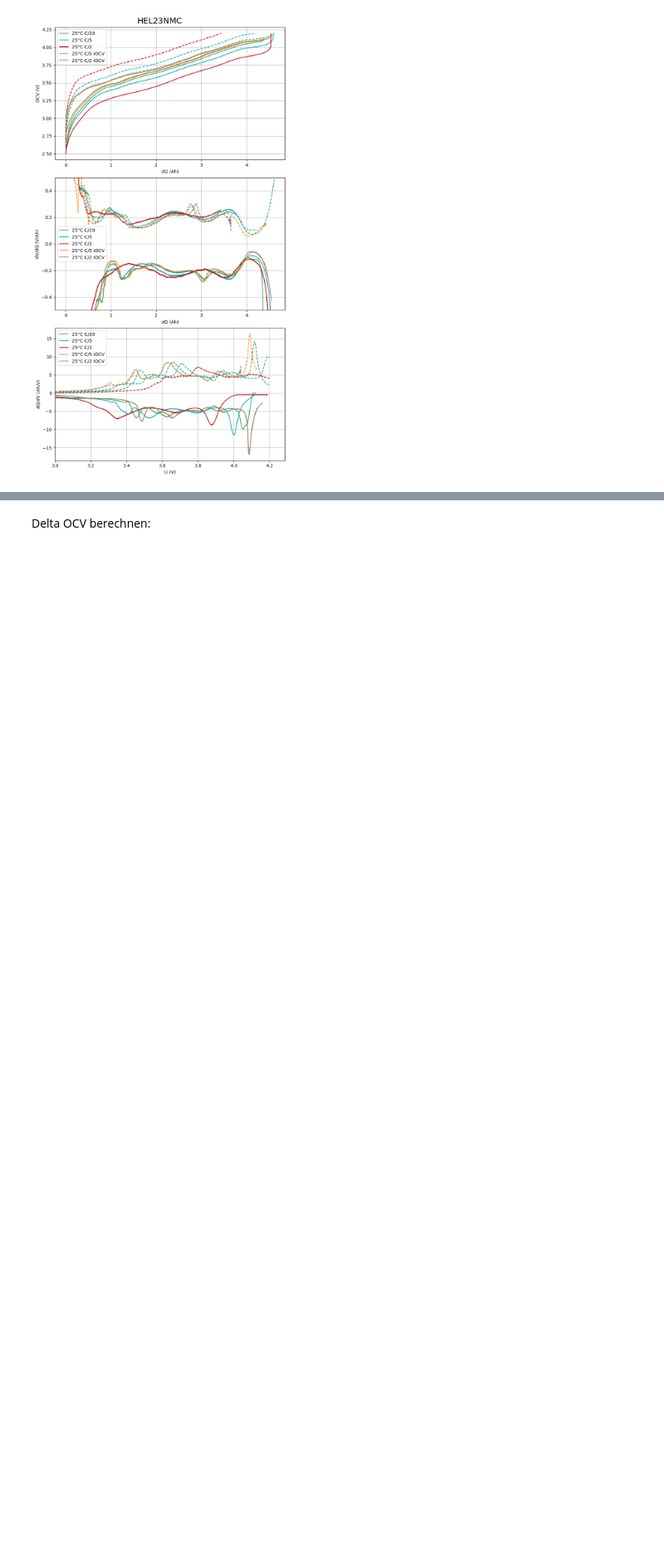
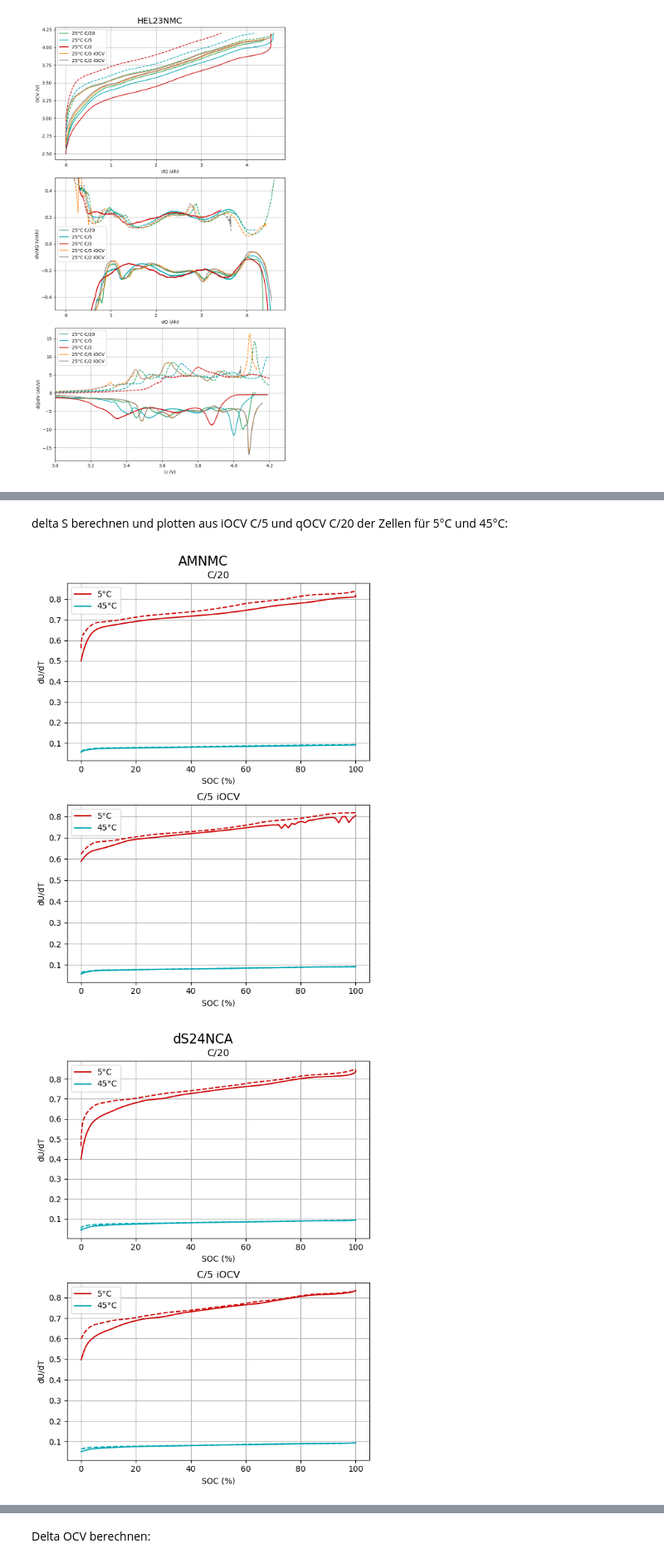
Before and after one commit to dieterduese/Projekt_Entropie, a Jupyter notebook: OCV_plotten.ipynb, the cells around one changed output, grey strips where cells are left out. Shown at 83% size. Cells and saved outputs as stored; diff of their text form; code cells hidden in the pictures; blank space fills up the shorter version.

Commit message:
delta S hinzugefügt, andere dinge aus python skript ergänzt

```diff
--- a/OCV_plotten.ipynb
+++ b/OCV_plotten.ipynb
@@ -280,0 +351,59 @@ for z in data.keys():
+# %% [markdown]
+delta S berechnen und plotten aus iOCV C/5 und qOCV C/20 der Zellen für 5°C und 45°C:
+# %%
+colors = ['#cc0000','#00a6b3','#22a15c','#ff8000', '#808080']
+temp = {"5°C":5, "45°C":45}
+savgol = {"C/20": 101, "C/5": 91, "C/2": 61}
+
+c_rates=["C/20", "C/5 iOCV"]
+for z in data.keys():
+    co = 0
+    fig, axes = plt.subplots(2, 1, figsize=(6, 8))
+    for t in temp.keys():
+        ch_c1 = data[z]["ch"][t][c_rates[0]]["mean"]
+        dis_c1 = data[z]["dis"][t][c_rates[0]]["mean"]
+        dQ_ch_c1 = ch_c1[:, 4] - min(ch_c1[:, 4])
+        dQ_dis_c1 = dis_c1[:, 4] - min(dis_c1[:, 4])
+
+        axes[0].plot(dQ_ch_c1/dQ_ch_c1[-1]*100, ch_c1[:, 2]/temp[t], linestyle='--', color=colors[co])
+        axes[0].plot(dQ_dis_c1/dQ_dis_c1[0]*100, dis_c1[:, 2]/temp[t], color=colors[co], label=t)
+
+        ch_c2 = data[z]["ch"][t][c_rates[1]]["mean"]
+        dis_c2 = data[z]["dis"][t][c_rates[1]]["mean"]
+        dQ_ch_c2 = ch_c2[:, 4] - min(ch_c2[:, 4])
+        dQ_dis_c2 = dis_c2[:, 4] - min(dis_c2[:, 4])
+
+
+        axes[1].plot(dQ_ch_c2/dQ_ch_c2[-1]*100, ch_c2[:, 2]/temp[t], linestyle='--', color=colors[co])
+        axes[1].plot(dQ_dis_c2/dQ_dis_c2[0]*100, dis_c2[:, 2]/temp[t], color=colors[co], label=t)
+
+
+        co += 1
+
+    # Beschriftungen und Einstellungen für jeden Plot
+    axes[0].set_ylabel('dU/dT')
+    axes[0].set_xlabel('SOC (%)')
+    axes[0].grid()
+    axes[0].legend()
+    axes[0].set_title(c_rates[0],fontsize=12)
+
+    axes[1].set_ylabel('dU/dT')
+    axes[1].set_xlabel('SOC (%)')
+    axes[1].grid()
+    axes[1].set_title(c_rates[1],fontsize=12)
+    axes[1].legend()
+
+
+
+   # Passe das Layout der Subplots und den Abstand an
+    plt.tight_layout()
+
+    # Setzt den Titel oberhalb der Figur
+    fig.suptitle(z, fontsize=16, y=0.99)
+    plt.subplots_adjust(top=0.93)  # Platz für den Titel schaffen
+
+    # Zeige den Plot
+    plt.show()
+# %% [output]
+[figure, added]
+[figure, added]
```
Also changed, not shown: parts of 3 cells of this notebook.
